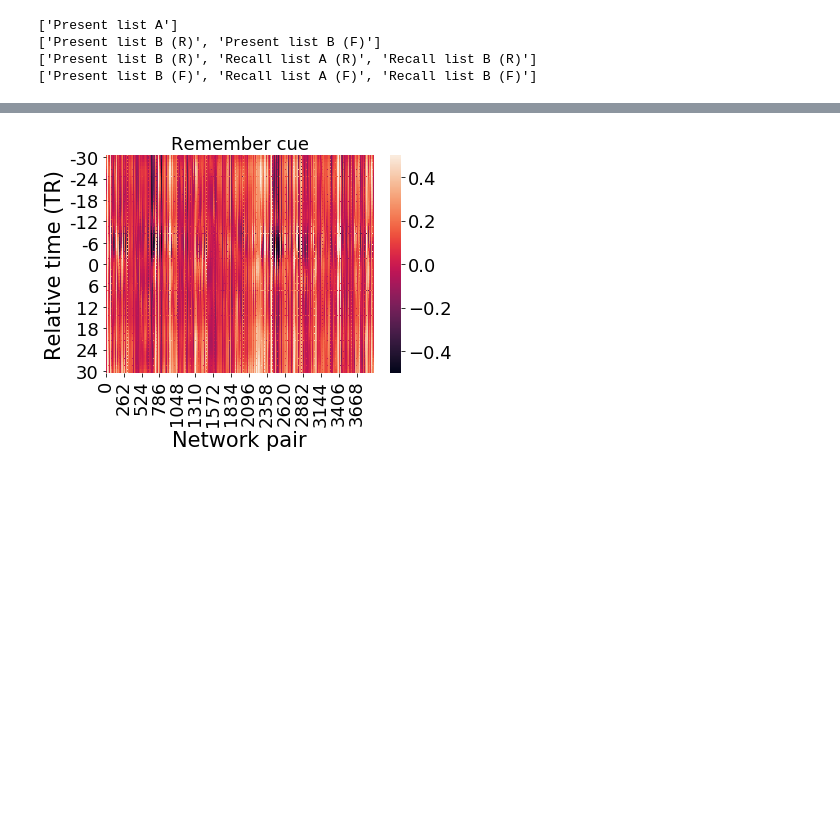
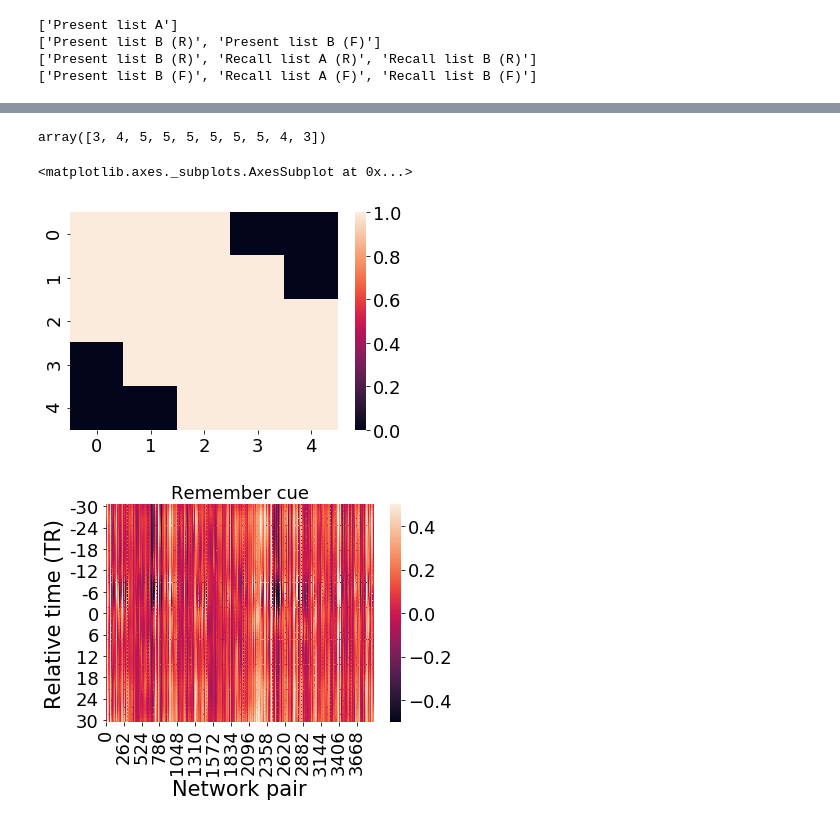
Before and after one commit to ContextLab/directed-forgetting-network-dynamics, a Jupyter notebook: code/network_analyses.ipynb, the cells around one changed output, grey strips where cells are left out. Drawn from its saved outputs; the diff is of its cells as text; code cells hidden in the pictures; blank space fills up the shorter version.

```diff
--- a/code/network_analyses.ipynb
+++ b/code/network_analyses.ipynb
@@ -228,3 +273,12 @@ tc.laplace_params
+# %%
+np.sum(toeplitz(np.arange(10)) < 5/2, axis=1)
+# %% [output]
+array([3, 4, 5, 5, 5, 5, 5, 5, 4, 3])
+# %%
+sns.heatmap(toeplitz(np.arange(5) < 5/2)) #not quite right for boxcar...
+# %% [output]
+<matplotlib.axes._subplots.AxesSubplot at 0x...>
+[figure, added]
 # %%
 buffer = 30
 r_f_nets = get_network_dynamics(data, [1, 2], weights_function=tc.gaussian_weights, weights_params={'var': 10}, combine=tc.helpers.corrmean_combine, before=buffer, after=buffer, offset=5)
```
Also changed, not shown: parts of 7 cells of this notebook.
